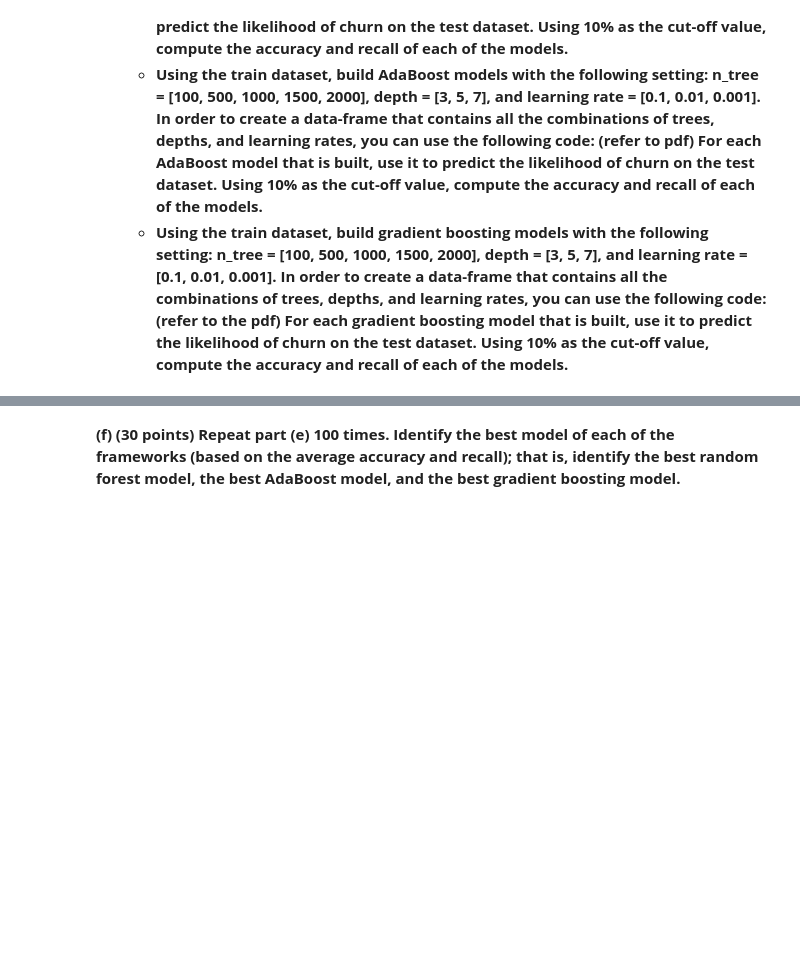
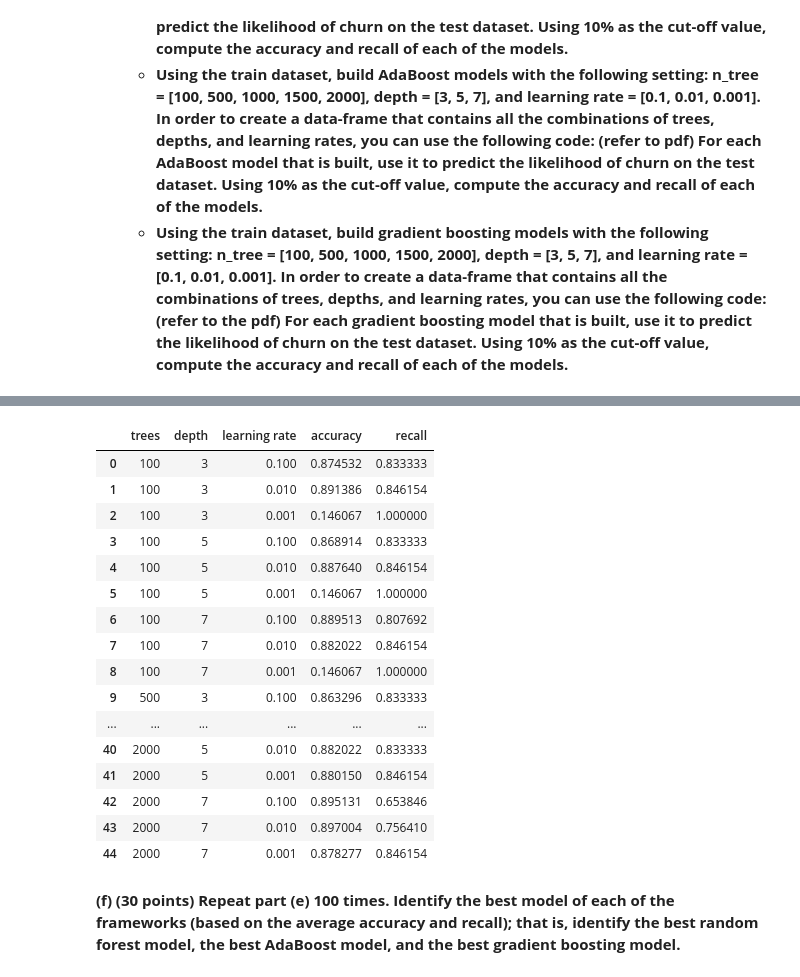
Before and after one commit to craigshaf50/DATA-445, a Jupyter notebook: Exams/Exam2/Exam2_Q2.ipynb, the cells around one changed output, grey strips where cells are left out. Cells and saved outputs as stored; diff of their text form; code cells hidden in the pictures; blank space fills up the shorter version.

```diff
--- a/Exams/Exam2/Exam2_Q2.ipynb
+++ b/Exams/Exam2/Exam2_Q2.ipynb
@@ -172,2 +276,24 @@ telecom_test = telecom_test.drop(['Account_length'], axis = 1)
+# %%
+#gradient boost
+gb_results_df = pd.DataFrame(columns = ['trees', 'depth', 'learning rate', 'accuracy', 'recall'], data = gb_results)
+gb_results_df
+# %% [output]
+|  | trees | depth | learning rate | accuracy | recall |
+| 0 | 100 | 3 | 0.100 | 0.874532 | 0.833333 |
+| 1 | 100 | 3 | 0.010 | 0.891386 | 0.846154 |
+| 2 | 100 | 3 | 0.001 | 0.146067 | 1.000000 |
+| 3 | 100 | 5 | 0.100 | 0.868914 | 0.833333 |
+| 4 | 100 | 5 | 0.010 | 0.887640 | 0.846154 |
+| 5 | 100 | 5 | 0.001 | 0.146067 | 1.000000 |
+| 6 | 100 | 7 | 0.100 | 0.889513 | 0.807692 |
+| 7 | 100 | 7 | 0.010 | 0.882022 | 0.846154 |
+| 8 | 100 | 7 | 0.001 | 0.146067 | 1.000000 |
+| 9 | 500 | 3 | 0.100 | 0.863296 | 0.833333 |
+| ... | ... | ... | ... | ... | ... |
+| 40 | 2000 | 5 | 0.010 | 0.882022 | 0.833333 |
+| 41 | 2000 | 5 | 0.001 | 0.880150 | 0.846154 |
+| 42 | 2000 | 7 | 0.100 | 0.895131 | 0.653846 |
+| 43 | 2000 | 7 | 0.010 | 0.897004 | 0.756410 |
+| 44 | 2000 | 7 | 0.001 | 0.878277 | 0.846154 |
 # %% [markdown]
 **(f) (30 points) Repeat part (e) 100 times. Identify the best model of each of the frameworks (based on the average accuracy and recall); that is, identify the best random forest model, the best AdaBoost model, and the best gradient boosting model.**
```
Also changed, not shown: parts of 17 cells of this notebook.
